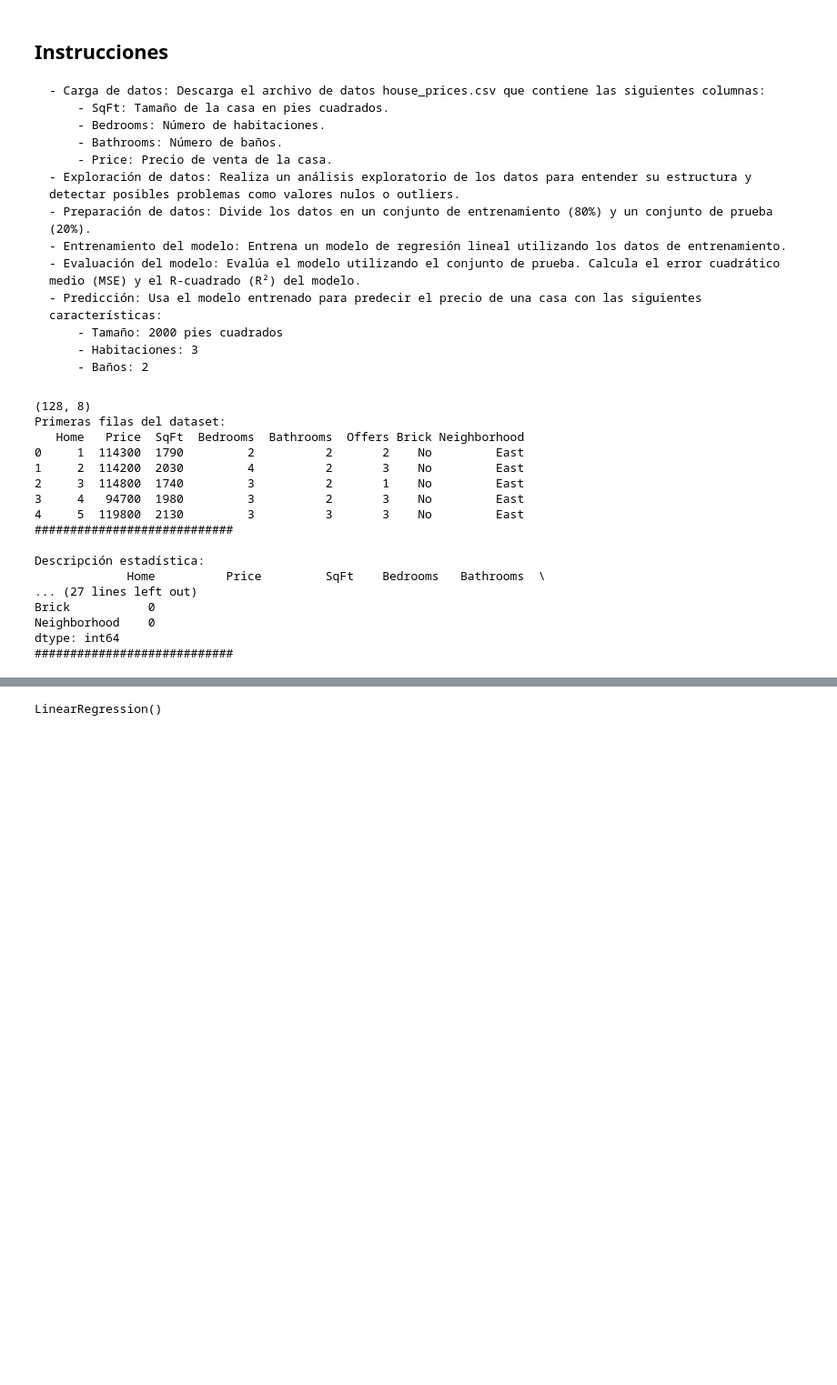
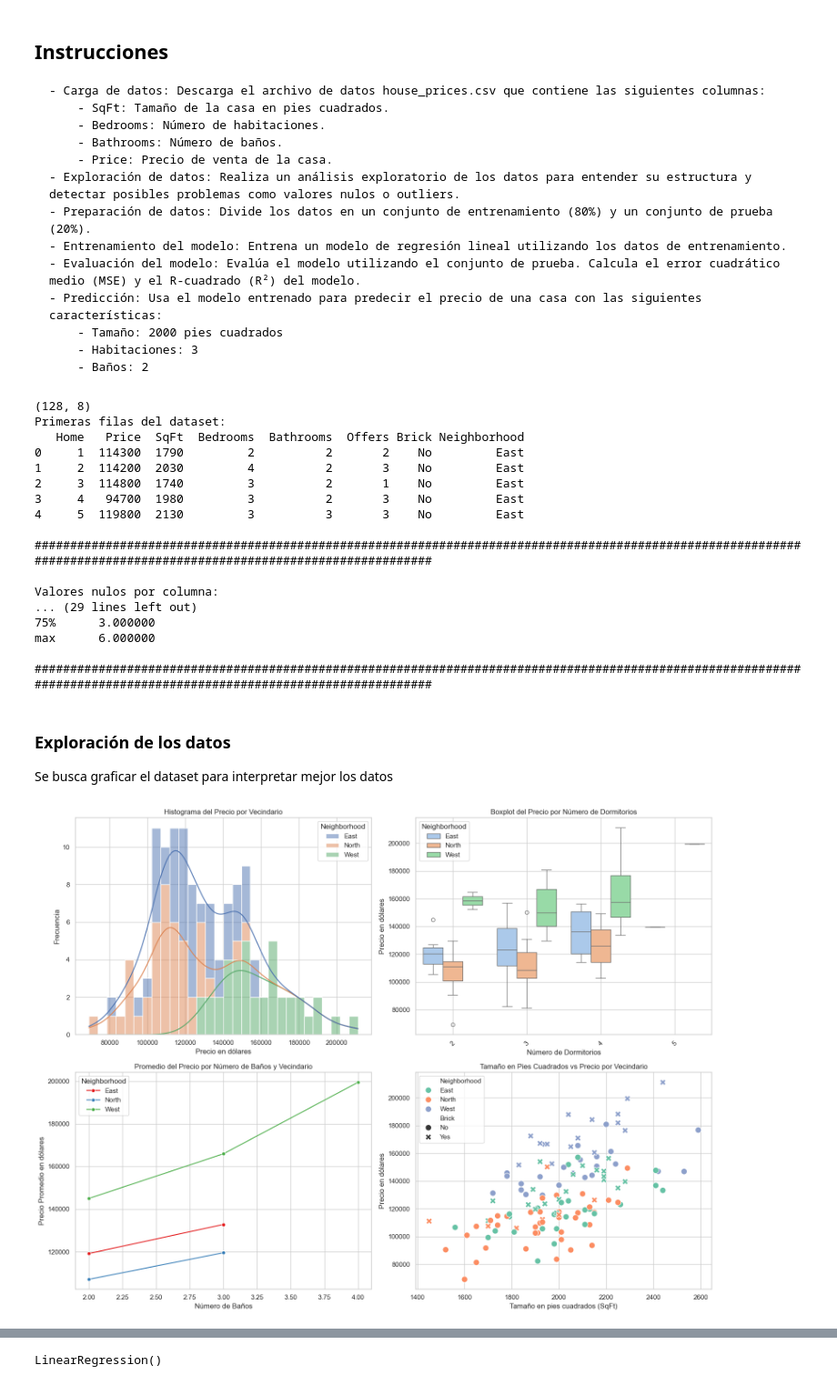
Before and after one commit to Bagnoli95/MachineLearning, a Jupyter notebook: machine-learning/notebook/RegresionLineal_Core_1_house-prices.ipynb, the cells around one changed output, grey strips where cells are left out. Shown: that part at 91% size. Saved outputs shown, nothing was run; the diff lists cells and outputs as text; code cells hidden in the pictures; blank space fills up the shorter version.

```diff
--- a/machine-learning/notebook/RegresionLineal_Core_1_house-prices.ipynb
+++ b/machine-learning/notebook/RegresionLineal_Core_1_house-prices.ipynb
@@ -28,21 +39,22 @@ print(df.shape)
 # Paso 2: Exploración de datos
 print("Primeras filas del dataset:")
 print(df.head())
-print("############################")
-print("\nDescripción estadística:")
-print(df.describe())
-print("############################")
-
+print("\n####################################################################################################################################################################")
 # Verificación de casos nulos
 print("\nValores nulos por columna:")
 print(df.isnull().sum())
-print("############################")
+print("\n####################################################################################################################################################################")
 
 # Manejo de valores nulos (si existen)
 # df = df.dropna()  # Aquí los eliminamos; alternativamente podrías rellenar con medias o medianas
 
 # Detección de outliers (opcional)
 # Aquí puedes usar métodos como boxplots para detectar visualmente valores extremos, pero los omitiremos por simplicidad
+
+# Resumen estadistico
+print("Descripción estadística:")
+print(df.describe())
+print("\n####################################################################################################################################################################")
 # %% [output]
 (128, 8)
 Primeras filas del dataset:
@@ -52,12 +64,60 @@ Primeras filas del dataset:
 2     3  114800  1740         3          2       1    No         East
 3     4   94700  1980         3          2       3    No         East
 4     5  119800  2130         3          3       3    No         East
-############################
 
-Descripción estadística:
-             Home          Price         SqFt    Bedrooms   Bathrooms  \
-... (27 lines left out)
-Brick           0
-Neighborhood    0
-dtype: int64
-############################
+####################################################################################################################################################################
+
+Valores nulos por columna:
+... (29 lines left out)
+75%      3.000000
+max      6.000000
+
+####################################################################################################################################################################
+# %% [markdown]
+### Exploración de los datos
+Se busca graficar el dataset para interpretar mejor los datos
+# %%
+sns.set(style='whitegrid')
+
+# Crear la figura y la cuadrícula de subgráficos
+plt.figure(figsize=(16, 12))
+
+# 1. Histograma del precio por vecindario
+plt.subplot(2, 2, 1)
+sns.histplot(data=df, x='Price', hue='Neighborhood', multiple='stack', bins=30, kde=True)
+plt.title('Histograma del Precio por Vecindario')
+plt.xlabel('Precio en dólares')
+plt.ylabel('Frecuencia')
+plt.grid(True)
+
+# 2. Boxplot del precio por número de dormitorios
+plt.subplot(2, 2, 2)
+sns.boxplot(data=df, x='Bedrooms', y='Price', hue='Neighborhood', palette='pastel', dodge=True)
+plt.title('Boxplot del Precio por Número de Dormitorios')
+plt.xlabel('Número de Dormitorios')
+plt.ylabel('Precio en dólares')
+plt.xticks(rotation=45)
+plt.grid(True)
+
+# 3. Gráfico de línea: promedio de precio por número de baños y vecindario
+plt.subplot(2, 2, 3)
+bathroom_price_means = df.groupby(['Bathrooms', 'Neighborhood'])['Price'].mean().reset_index()
+sns.lineplot(data=bathroom_price_means, x='Bathrooms', y='Price', hue='Neighborhood', marker='o', palette='Set1')
+plt.title('Promedio del Precio por Número de Baños y Vecindario')
+plt.xlabel('Número de Baños')
+plt.ylabel('Precio Promedio en dólares')
+plt.grid(True)
+
+# 4. Gráfico de dispersión del tamaño en pies cuadrados por precio y vecindario
+plt.subplot(2, 2, 4)
+sns.scatterplot(data=df, x='SqFt', y='Price', hue='Neighborhood', style='Brick', s=100, palette='Set2')
+plt.title('Tamaño en Pies Cuadrados vs Precio por Vecindario')
+plt.xlabel('Tamaño en pies cuadrados (SqFt)')
+plt.ylabel('Precio en dólares')
+plt.grid(True)
+
+# Ajustar el layout
+plt.tight_layout()
+plt.show()
+# %% [output]
+[figure, added]
```
Also changed, not shown: parts of 7 cells of this notebook.
